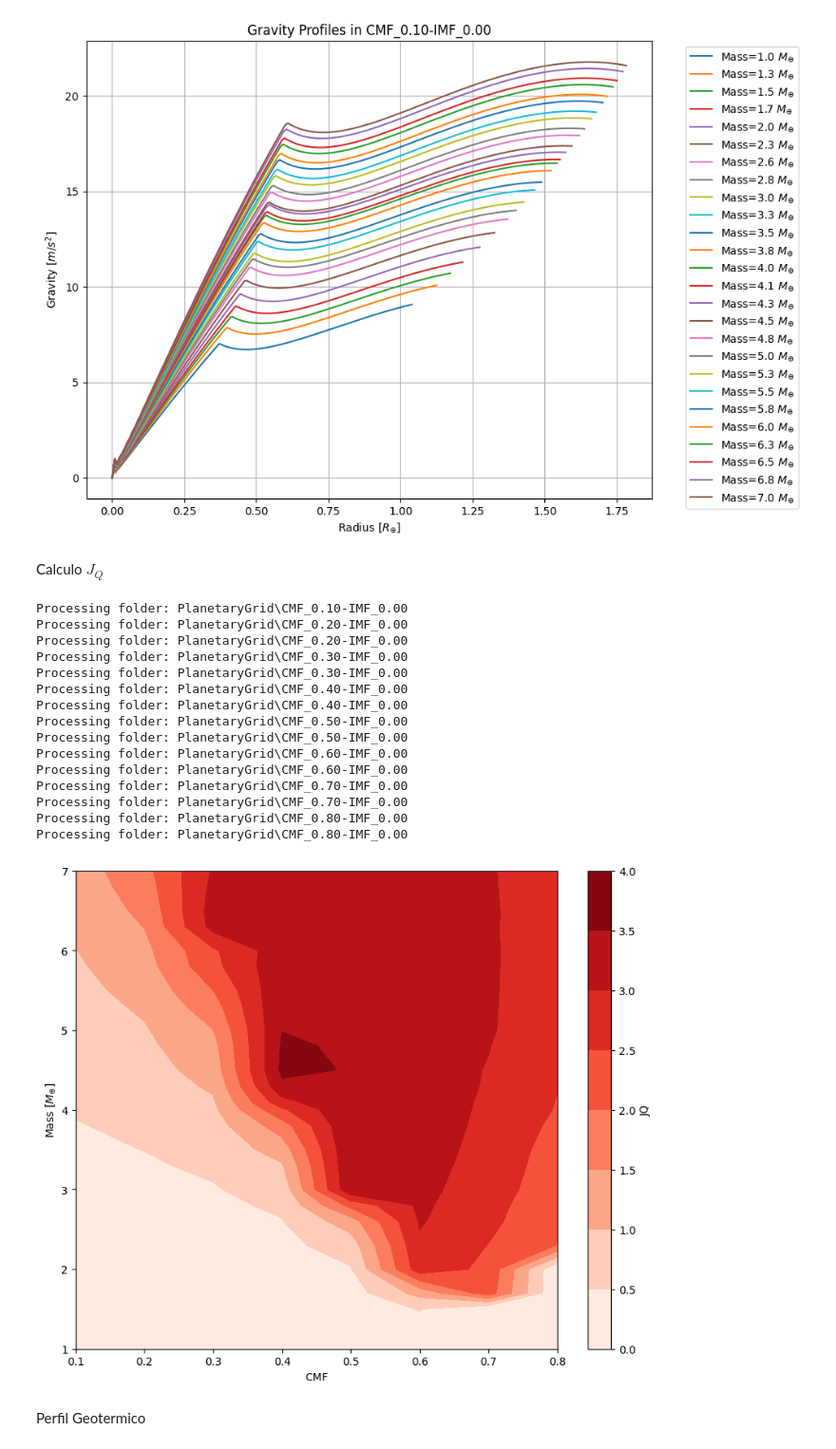
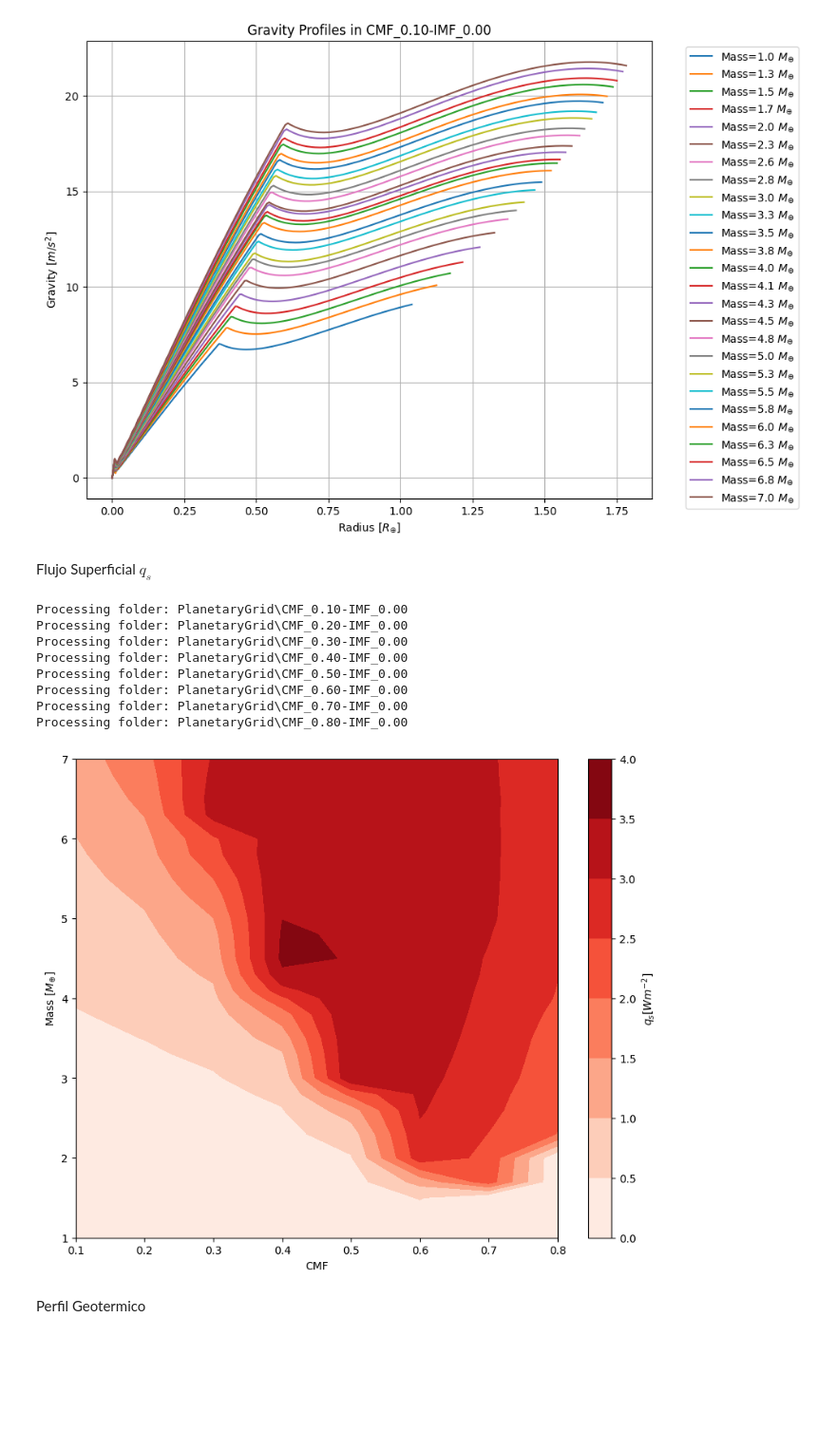
Before and after one commit to Santiago-Orjuela/Hab3D, a Jupyter notebook: Codigos-Scripts/PlanetaryGrid.ipynb, the cells around one changed output. Shown at 95% size. Cells and saved outputs as stored; diff of their text form; code cells hidden in the pictures; blank space fills up the shorter version.

```diff
--- a/Codigos-Scripts/PlanetaryGrid.ipynb
+++ b/Codigos-Scripts/PlanetaryGrid.ipynb
@@ -249,7 +251,7 @@ Calculo g
 path_struc =  "PlanetaryGrid/CMF_0.10-IMF_0.00/M1.00-STRUC.dat"
 path_tevol = "PlanetaryGrid/CMF_0.10-IMF_0.00/M1.00-TEVOL.dat"
 
-data_struc = read_struc_dat(path_struc)
+data_struc = pgr.read_struc_dat(path_struc)
 data_struc.head()
 # %% [output]
 |  | ur | r | mr | rho | P | g | phi | T | composition |
@@ -279,8 +281,8 @@ else:
         for sfile in struc_files:
             path_struc = os.path.join(folder_path, sfile)
             try:
-                data_struc = read_struc_dat(path_struc)
-                gs = g(path_struc)
+                data_struc = pgr.read_struc_dat(path_struc)
+                gs = pgr.gravity_profile(path_struc)
                 rs = np.array(data_struc.r)
 
                 # Extract mass value from filename for the label
@@ -302,59 +304,52 @@ else:
         plt.show()
 # %% [output]
 [figure]
-# %% [markdown]
-Calculo $J_Q$
+# %% [markdown]
+Flujo Superficial $q_s$
 # %%
 planetary_grid_path = "PlanetaryGrid"
 folders = [f for f in sorted(os.listdir(planetary_grid_path)) if f.startswith("CMF_")]
 all_data = []
 
 for folder in folders:
-  cmf, imf = get_CMF_IMF(folder)
+  cmf, imf = pgr.get_CMF_IMF(folder)
   if imf == 0.00:
     folder_path = os.path.join(planetary_grid_path, folder)
     print(f"Processing folder: {folder_path}")
     try:
-      df_model = table_model(folder_path)
+      df_model = pgr.process_planet_model(folder_path)
       df_model['CMF'] = cmf
       all_data.append(df_model)
     except FileNotFoundError as e:
             print(f"Error processing {folder_path}: {e}")
 
 if all_data:
     combined_df = pd.concat(all_data, ignore_index=True)
 
-    heatmap_data = combined_df.pivot_table(index='Mp', columns='CMF', values='JQ')
+    heatmap_data = combined_df.pivot_table(index='Mp', columns='CMF', values='q_surf')
 
     X = heatmap_data.columns.values
     Y = heatmap_data.index.values
     Z = heatmap_data.values
 
     plt.figure(figsize=(10, 8))
     contour = plt.contourf(X, Y, Z, cmap="Reds")
-    plt.colorbar(contour, label='JQ')
+    plt.colorbar(contour, label='$q_s [W m^{-2}]$')
     plt.xlabel('CMF')
     plt.ylabel('Mass $[M_⊕]$')
     plt.show()
 else:
     print("No data found for IMF=0.00")
 # %% [output]
 Processing folder: PlanetaryGrid\CMF_0.10-IMF_0.00
 Processing folder: PlanetaryGrid\CMF_0.20-IMF_0.00
-Processing folder: PlanetaryGrid\CMF_0.20-IMF_0.00
-Processing folder: PlanetaryGrid\CMF_0.30-IMF_0.00
 Processing folder: PlanetaryGrid\CMF_0.30-IMF_0.00
 Processing folder: PlanetaryGrid\CMF_0.40-IMF_0.00
-Processing folder: PlanetaryGrid\CMF_0.40-IMF_0.00
-Processing folder: PlanetaryGrid\CMF_0.50-IMF_0.00
 Processing folder: PlanetaryGrid\CMF_0.50-IMF_0.00
 Processing folder: PlanetaryGrid\CMF_0.60-IMF_0.00
-Processing folder: PlanetaryGrid\CMF_0.60-IMF_0.00
-Processing folder: PlanetaryGrid\CMF_0.70-IMF_0.00
 Processing folder: PlanetaryGrid\CMF_0.70-IMF_0.00
 Processing folder: PlanetaryGrid\CMF_0.80-IMF_0.00
-Processing folder: PlanetaryGrid\CMF_0.80-IMF_0.00
-[figure, old version]
+[figure, new version]
 # %% [markdown]
 Perfil Geotermico
 # %%
```
Also changed, not shown: parts of 8 cells of this notebook, 3 other files.
